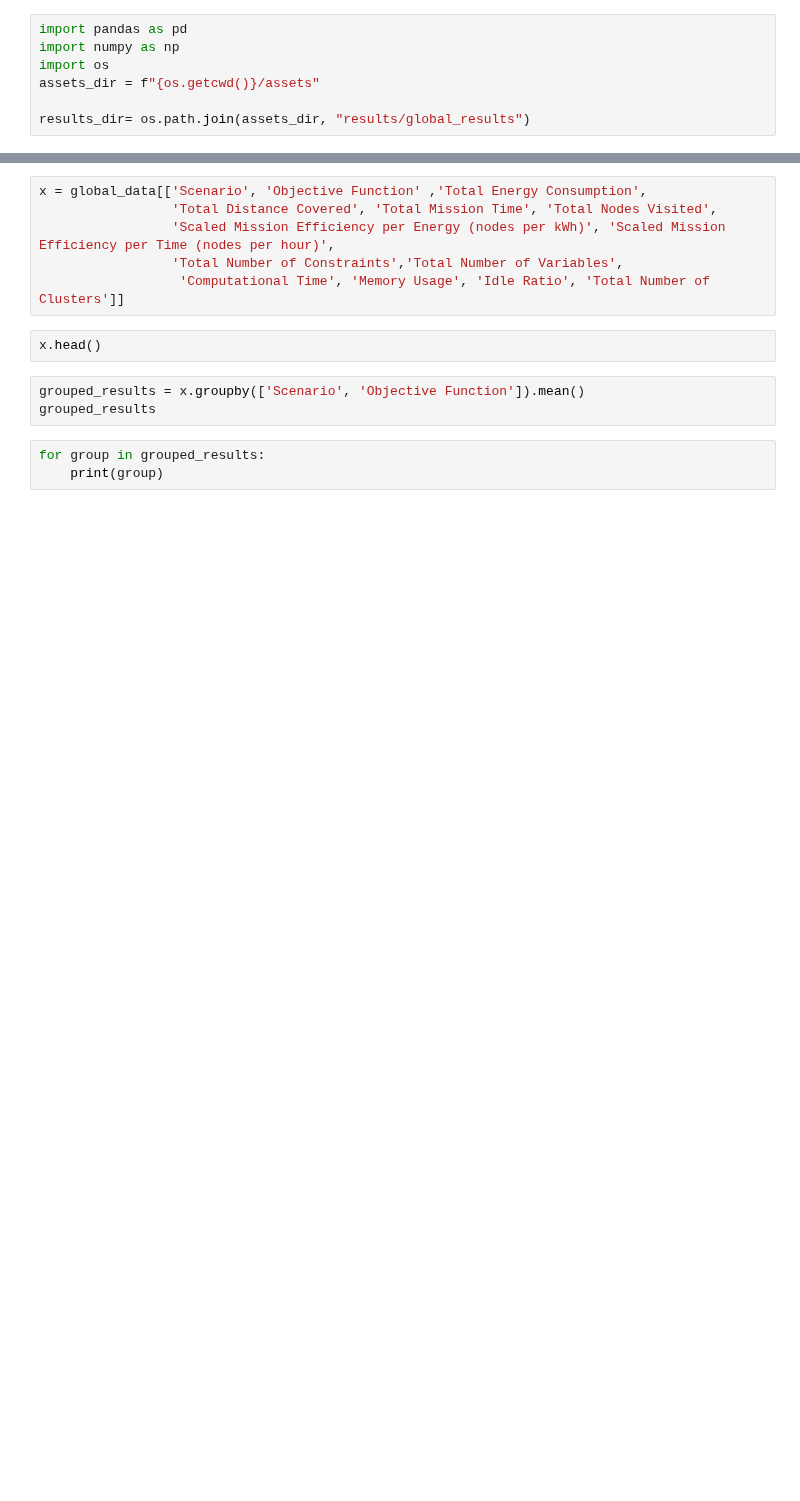
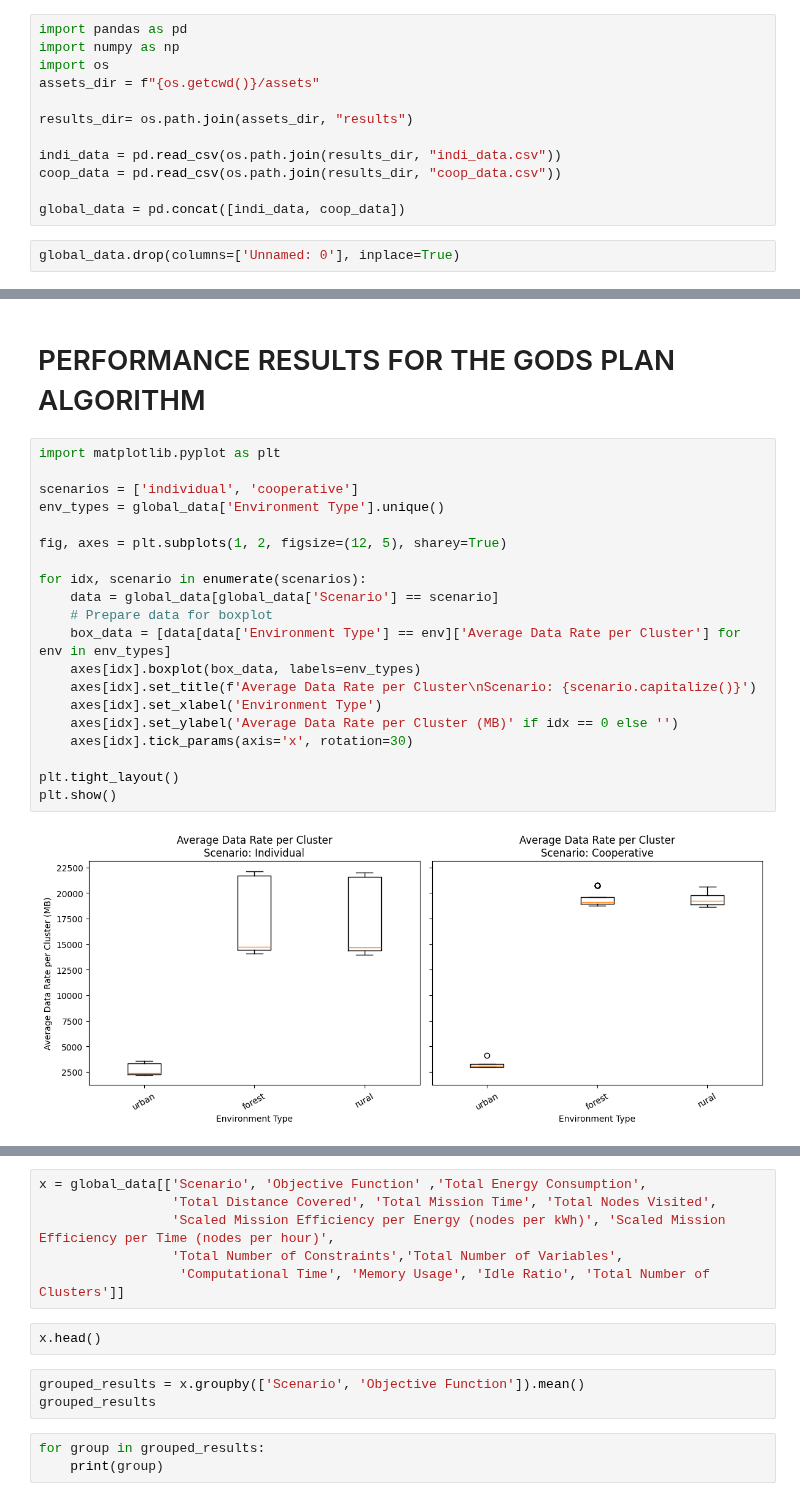
Before and after one commit to icsa-hua/MvmTSP-MD, a Jupyter notebook: gather_results.ipynb, the cells around one changed output, grey strips where cells are left out. Saved outputs shown, nothing was run; the diff lists cells and outputs as text; blank space fills up the shorter version.

Commit message:
fix:Gather Results and minor code fixes

```diff
--- a/gather_results.ipynb
+++ b/gather_results.ipynb
@@ -4,4 +4,11 @@ import numpy as np
 import os
 assets_dir = f"{os.getcwd()}/assets"
 
-results_dir= os.path.join(assets_dir, "results/global_results")
+results_dir= os.path.join(assets_dir, "results")
+
+indi_data = pd.read_csv(os.path.join(results_dir, "indi_data.csv"))
+coop_data = pd.read_csv(os.path.join(results_dir, "coop_data.csv"))
+
+global_data = pd.concat([indi_data, coop_data])
+# %%
+global_data.drop(columns=['Unnamed: 0'], inplace=True)
@@ -7,0 +36,24 @@ results_dir= os.path.join(assets_dir, "results/global_results")
+# %% [markdown]
+# PERFORMANCE RESULTS FOR THE GODS PLAN ALGORITHM
+# %%
+import matplotlib.pyplot as plt
+
+scenarios = ['individual', 'cooperative']
+env_types = global_data['Environment Type'].unique()
+
+fig, axes = plt.subplots(1, 2, figsize=(12, 5), sharey=True)
+
+for idx, scenario in enumerate(scenarios):
+    data = global_data[global_data['Scenario'] == scenario]
+    # Prepare data for boxplot
+    box_data = [data[data['Environment Type'] == env]['Average Data Rate per Cluster'] for env in env_types]
+    axes[idx].boxplot(box_data, labels=env_types)
+    axes[idx].set_title(f'Average Data Rate per Cluster\nScenario: {scenario.capitalize()}')
+    axes[idx].set_xlabel('Environment Type')
+    axes[idx].set_ylabel('Average Data Rate per Cluster (MB)' if idx == 0 else '')
+    axes[idx].tick_params(axis='x', rotation=30)
+
+plt.tight_layout()
+plt.show()
+# %% [output]
+[figure, added]
```
Also changed, not shown: parts of 20 cells of this notebook, 35 other files.
